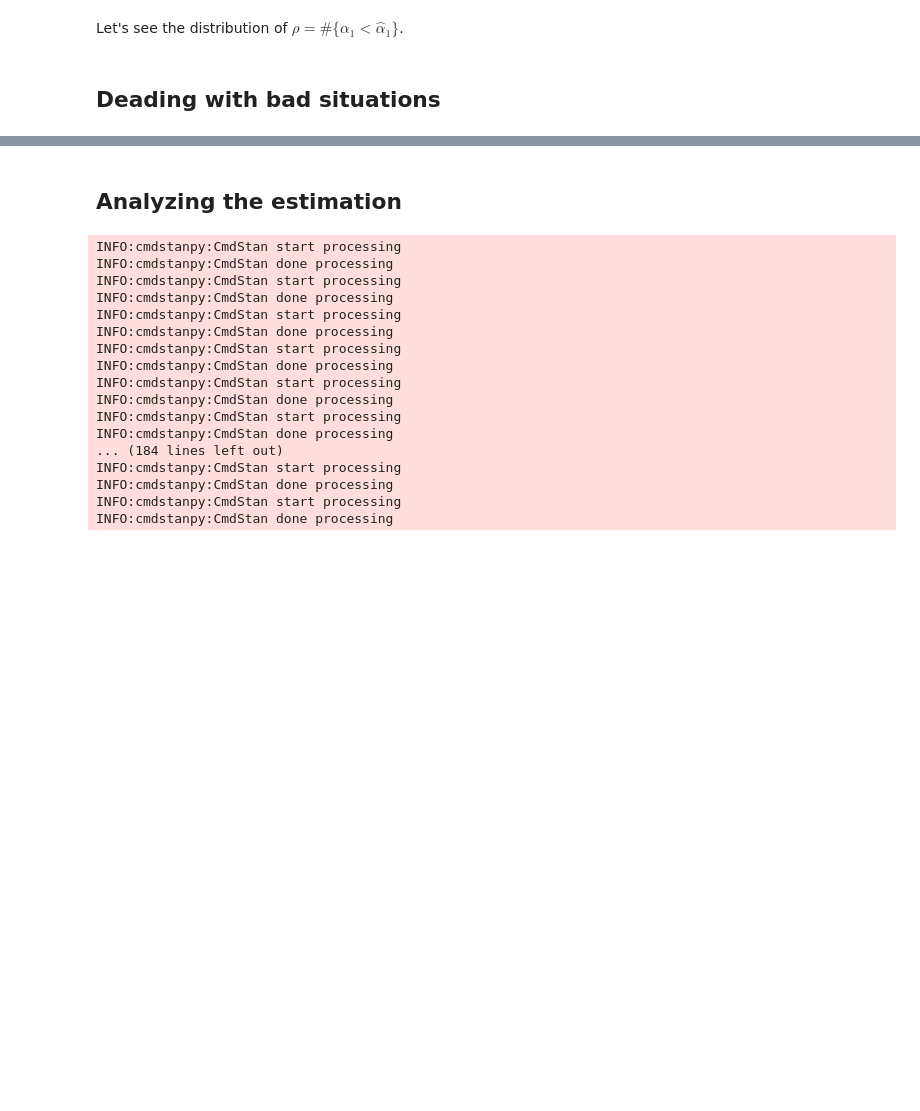
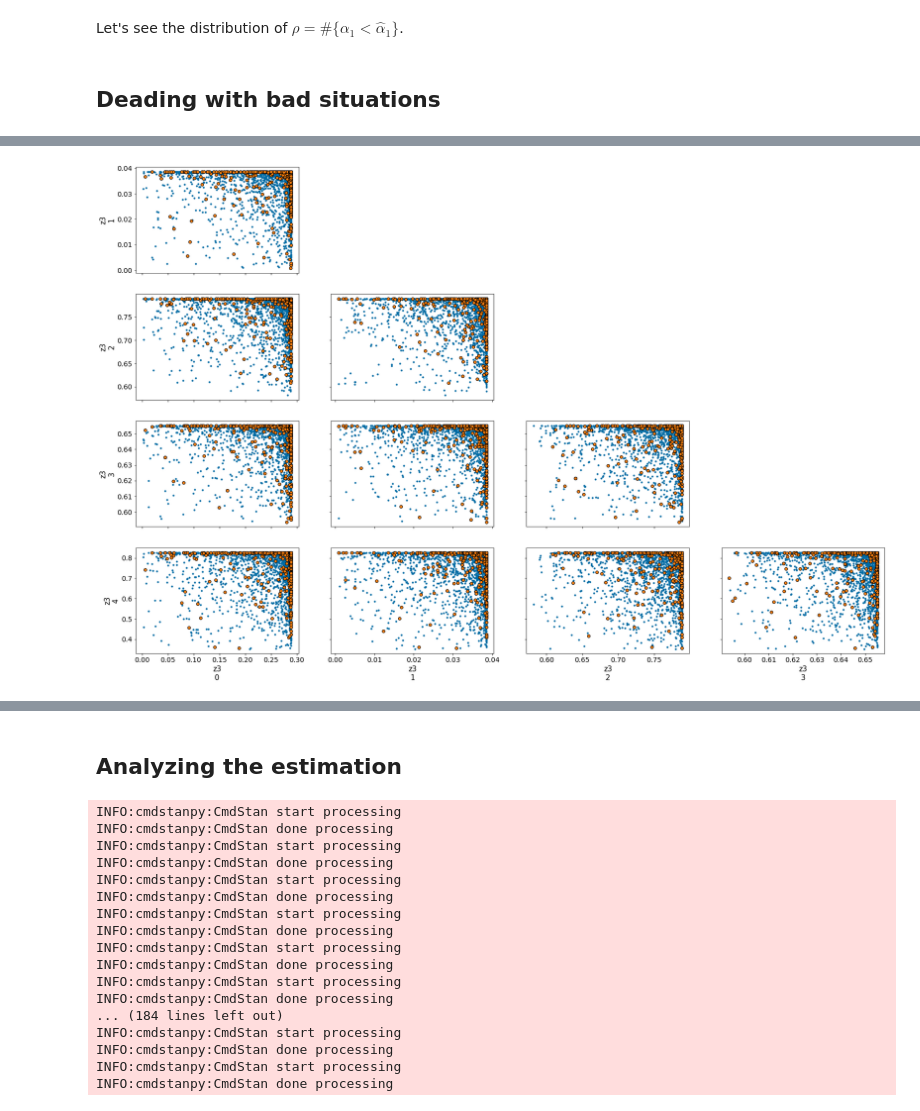
Before and after one commit to lucasmoschen/bivariate-beta, a Jupyter notebook: notebooks/bayesian_estimation_biv_beta.ipynb, the cells around one changed output, grey strips where cells are left out. Drawn from its saved outputs; the diff is of its cells as text; code cells hidden in the pictures; blank space fills up the shorter version.

```diff
--- a/notebooks/bayesian_estimation_biv_beta.ipynb
+++ b/notebooks/bayesian_estimation_biv_beta.ipynb
@@ -337,12 +345,13 @@ for i in tqdm.tqdm(range(200)):
 ## Deading with bad situations
 # %%
 true_alpha = np.array([2.5, 0.01, 1.9, 1.8])#rho_values[0]['true_alpha']
-seed=rho_values[0]['seed']
-XY = generate_data(true_alpha, n, seed=seed)
+seed=3782910#rho_values[0]['seed']
+XY = generate_data(true_alpha, n=50, seed=seed)
 # Sometimes, numpy sampler is not good when alpha is small.
 XY[XY>=1] = 1 - 1e-10
 XY[XY<=0] = 1e-10
 data['xy'] = XY
-model_fit = model3.sample(data=data, iter_warmup=1000, iter_sampling=1000, chains=1, adapt_delta=0.99,
+data['n'] = 50
+model_fit = model5.sample(data=data, iter_warmup=1000, iter_sampling=1000, chains=4, adapt_delta=0.9,
                           max_treedepth=12,
-                          show_progress=False, show_console=False)
+                          show_progress=True, show_console=False)
@@ -383,0 +407,5 @@ plt.show()
+# %%
+az.plot_pair(inf_data, var_names=('z3'), coords={'z3_dim_0': [0,1,2,3,4]}, divergences=True)
+plt.show()
+# %% [output]
+[figure, added]
```
Also changed, not shown: parts of 13 cells of this notebook, 6 other files.
